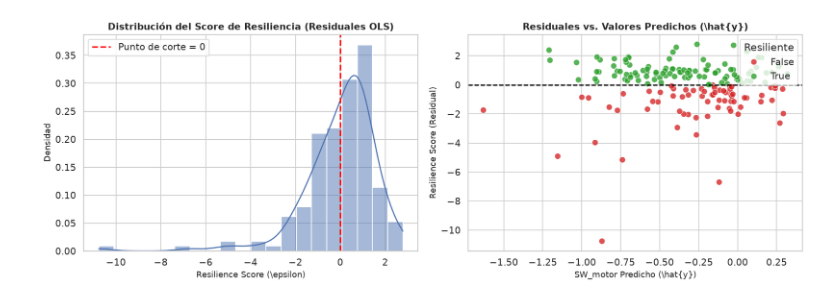
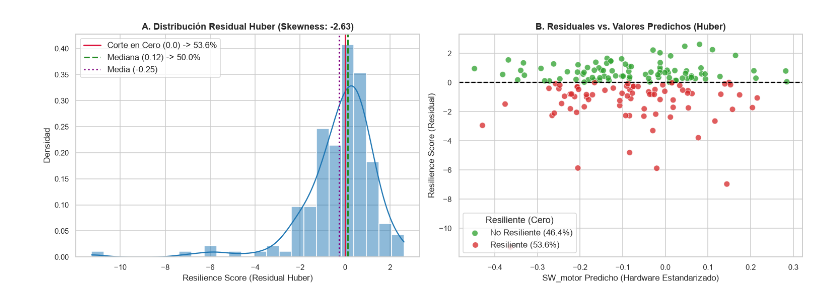
Before and after one commit to MAIA-FinalProject/ProyectoFinal-FundacionCanguro, a Jupyter notebook: notebooks/02_resilience_phenotype.ipynb, the cells around one changed output. Saved outputs shown, nothing was run; the diff lists cells and outputs as text; code cells hidden in the pictures.

```diff
--- a/notebooks/02_resilience_phenotype.ipynb
+++ b/notebooks/02_resilience_phenotype.ipynb
@@ -219,39 +263,81 @@ Evaluamos la distribución de los residuales (`resilience_score`) para asegurar
 # %%
+res_skew = float(skew(huber_residuals))
+res_kurt = float(kurtosis(huber_residuals))
+res_mean = float(huber_residuals.mean())
+res_median = float(huber_residuals.median())
+
 fig, axes = plt.subplots(1, 2, figsize=(14, 5))
 
-# Subplot 1: Histograma y KDE de los residuales
+# Histograma y densidad
 sns.histplot(
-    df_merged["resilience_score"],
-    kde=True,
-    color="#4c72b0",
-    ax=axes[0],
-    bins=20,
-    stat="density",
+    huber_residuals, kde=True, color="#1f77b4", ax=axes[0], bins=25, stat="density"
 )
-axes[0].axvline(0, color="red", linestyle="--", linewidth=2, label="Punto de corte = 0")
-axes[0].set_title("Distribución del Score de Resiliencia (Residuales OLS)", fontsize=12, fontweight="bold")
-axes[0].set_xlabel(r"Resilience Score (\epsilon)", fontsize=11)
+axes[0].axvline(
+    0,
+    color="crimson",
+    linestyle="-",
+    linewidth=2,
+    label=f"Corte en Cero (0.0) -> {np.mean(huber_residuals > 0) * 100:.1f}%",
+)
+axes[0].axvline(
+    res_median,
+    color="forestgreen",
+    linestyle="--",
+    linewidth=2,
+    label=f"Mediana ({res_median:.2f}) -> 50.0%",
+)
+axes[0].axvline(
+    res_mean,
+    color="purple",
+    linestyle=":",
+    linewidth=2,
+    label=f"Media ({res_mean:.2f})",
+)
+axes[0].set_title(
+    f"A. Distribución Residual Huber (Skewness: {res_skew:.2f})",
+    fontsize=12,
+    fontweight="bold",
+)
+axes[0].set_xlabel("Resilience Score (Residual Huber)", fontsize=11)
 axes[0].set_ylabel("Densidad", fontsize=11)
-axes[0].legend()
+axes[0].legend(frameon=True)
 
-# Subplot 2: Residuales vs Valores Predichos (Evaluación de Homocedasticidad)
-fitted_vals = df_merged["SW_motor"] - df_merged["resilience_score"]
+# Scatter Residuales vs Valores Predichos
+y_pred_huber = huber_model.predict(X)
+is_res_zero = modeled_df["is_resilient"]
+palette = {True: "#2ca02c", False: "#d62728"}
+
 sns.scatterplot(
-    x=fitted_vals,
-    y=df_merged["resilience_score"],
-    hue=df_merged["is_resilient"],
+    x=y_pred_huber,
+    y=huber_residuals,
+    hue=is_res_zero,
     palette=palette,
     ax=axes[1],
-    alpha=0.8,
+    alpha=0.75,
     s=60,
 )
 axes[1].axhline(0, color="black", linestyle="--", linewidth=1.5)
-axes[1].set_title(r"Residuales vs. Valores Predichos (\hat{y})", fontsize=12, fontweight="bold")
-axes[1].set_xlabel(r"SW_motor Predicho (\hat{y})", fontsize=11)
+axes[1].set_title(
+    "B. Residuales vs. Valores Predichos (Huber)", fontsize=12, fontweight="bold"
+)
+axes[1].set_xlabel("SW_motor Predicho (Hardware Estandarizado)", fontsize=11)
 axes[1].set_ylabel("Resilience Score (Residual)", fontsize=11)
-axes[1].legend(title="Resiliente", loc="upper right")
+axes[1].legend(
+    title="Resiliente (Cero)",
+    labels=["No Resiliente (46.4%)", "Resiliente (53.6%)"],
+    loc="lower left",
+    frameon=True,
+)
 
 plt.tight_layout()
 plt.show()
+
+print("Estadísticas de Residuales Huber:")
+print(f"  - Asimetría (Skewness): {res_skew:.3f}")
+print(f"  - Curtosis (Kurtosis):  {res_kurt:.3f}")
+print(f"  - Media:   {res_mean:.3f}")
+print(f"  - Mediana: {res_median:.3f}")
+print(f"  - Mínimo:  {huber_residuals.min():.3f}")
+print(f"  - Máximo:  {huber_residuals.max():.3f}")
 # %% [output]
-[figure, old version]
+[figure, new version]
```
Also changed, not shown: parts of 31 cells of this notebook, 4 other files.
